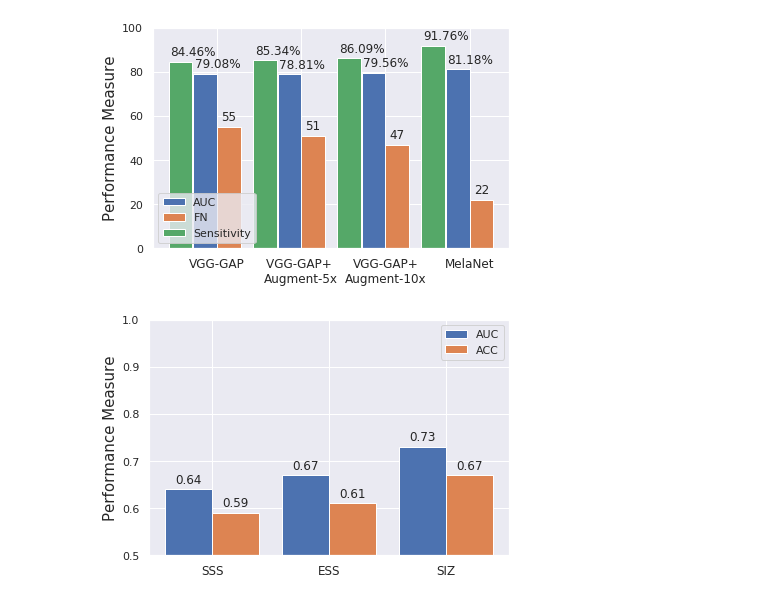
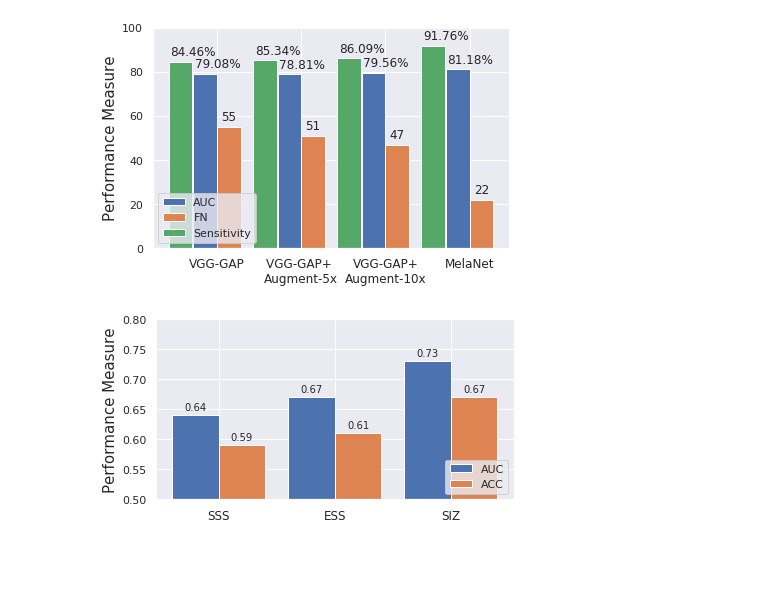
Before and after one commit to hasibzunair/uniformizing-3D, a Jupyter notebook: others/5th_place_submission/plot_metrics.ipynb, the cells around one changed output. Drawn from its saved outputs; the diff is of its cells as text; code cells hidden in the pictures; blank space fills up the shorter version.

```diff
--- a/others/5th_place_submission/plot_metrics.ipynb
+++ b/others/5th_place_submission/plot_metrics.ipynb
@@ -174,8 +174,8 @@ ax.set_ylabel('Performance Measure', fontsize=15)
 #ax.set_title('Results')
 ax.set_xticks(x)
 ax.set_xticklabels(labels, rotation=0, fontsize=12)
-ax.legend(loc='top right')
-ax.set_ylim([0.5, 1])
+ax.set_ylim([0.5, 0.8])
+ax.legend(loc='lower right')
 ax.grid(True)
 
 def autolabel(rects):
@@ -183,32 +183,32 @@ def autolabel(rects):
     for rect in rects:
         height = rect.get_height()
         ax.annotate('{}'.format(height),
                     xy=(rect.get_x() + rect.get_width() / 2, height),
                     xytext=(0, 3),  # 3 points vertical offset
                     textcoords="offset points",
                     ha='center', va='bottom')
         #ax.set_ylim(ymin=1)
 
 
 def autolabel_(rects):
     """Attach a text label above each bar in *rects*, displaying its height."""
     for rect in rects:
         height = rect.get_height()
         ax.annotate('{}%'.format(height),
                     xy=( 0.15 + rect.get_x() + rect.get_width() / 2, height),
                     xytext=(0, 3),  # 3 points vertical offset
                     textcoords="offset points",
                     ha='center', va='bottom')
         #ax.set_ylim(ymin=1)
 
 
-
 autolabel(rects1) # %
 autolabel(rects2)
 #autolabel_(rects3) # %
 
 fig.tight_layout()
+fig.set_size_inches(6, 3, forward=True)
 plt.savefig("results.pdf".format(ROOT_DIR), dpi=1200)
 plt.show()
 # %% [output]
-[figure, old version]
+[figure, new version]
```
Also changed, not shown: 5 other files.
